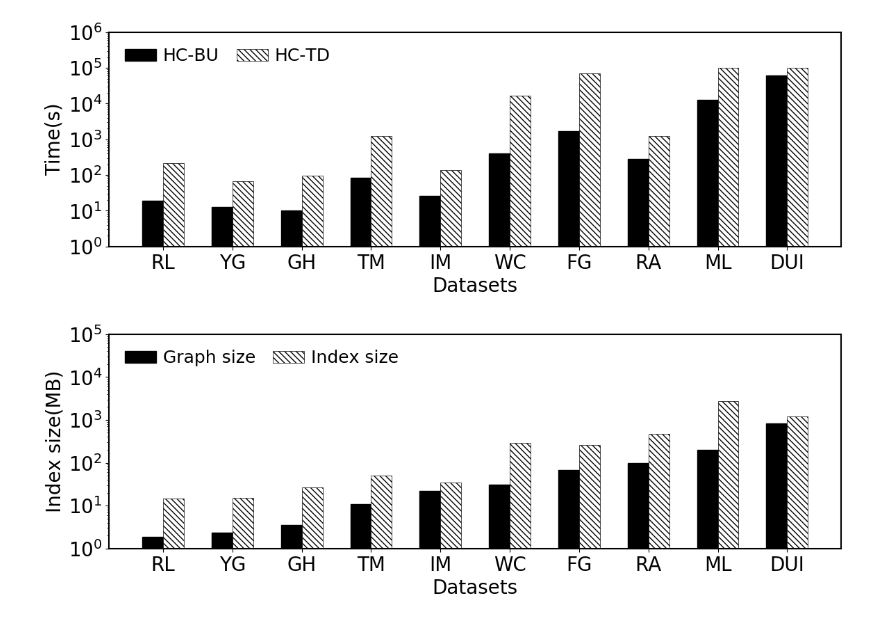
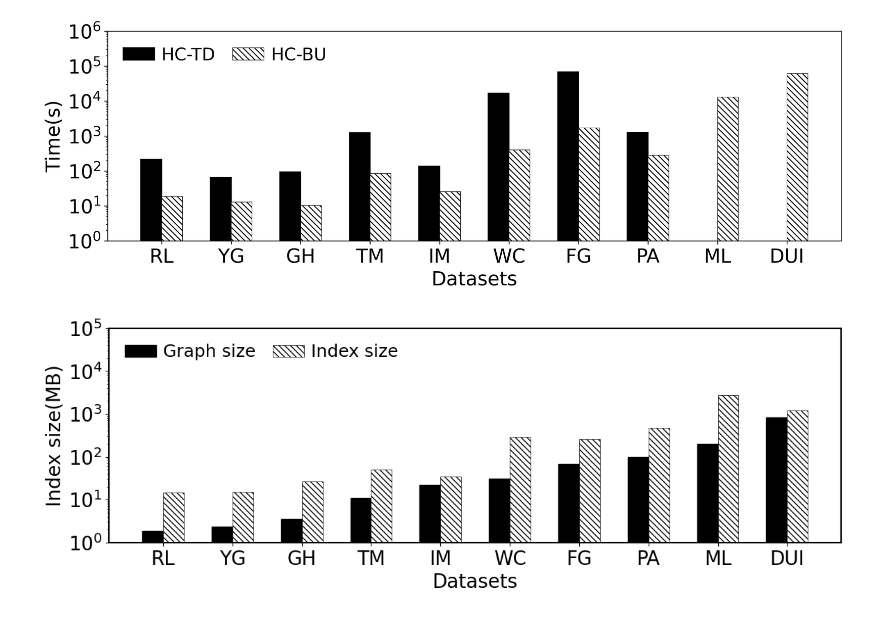
Before and after one commit to ShunyangLi/academic-graph, a Jupyter notebook: kw index.ipynb, the cells around one changed output. Saved outputs shown, nothing was run; the diff lists cells and outputs as text; code cells hidden in the pictures.

```diff
--- a/kw index.ipynb
+++ b/kw index.ipynb
@@ -20,4 +20,4 @@ def plot_line(a, data,COLOR,LINESTYLE,MAKER,LABEL):
              markeredgewidth =1.5,
              markerfacecolor='none',
              marker=MAKER,label = LABEL)
-path = "/Users/lsy/Desktop/draw/graph/"
+path = "/mnt/c/Users/lsy/Desktop/graph/"
@@ -48,16 +74,16 @@ plt.rcParams["legend.columnspacing"] = 0.3
 # ['DTI',1.101762,2.186652],
 # ]
 default=[
-['RL', 18.75456591, 215.6751659],
-['YG', 12.9887239, 65.7026239],
-['GH', 10.4040172, 94.6823972],
-['TM', 84.4522679, 1246.488068],
-['IM', 25.8538191, 137.9093191],
-['WC', 402.244297, 16949.9363],
-['FG', 1709.70062, 68791.69062],
-['RA', 283.109613, 1252.877613],
-['ML', 12943.747, 100000],
-['DUI', 61306.678, 100000]
+['RL', 215.6751659, 18.75456591],
+['YG', 65.7026239, 12.9887239],
+['GH', 94.6823972, 10.4040172],
+['TM', 1246.488068, 84.4522679],
+['IM', 137.9093191, 25.8538191],
+['WC', 16949.9363, 402.244297],
+['FG', 68791.69062, 1709.70062],
+['PA', 1252.877613, 283.109613],
+['ML', 0, 12943.747],
+['DUI', 0, 61306.678]
 ]
 default_df=pd.DataFrame(default)
 name_list = default_df[0].tolist()
@@ -71,36 +97,36 @@ width = total_width / (n+1)
 
 for i in range(len(x)):
     x[i] = x[i] + width
 
-plt.bar(x, peel_list, width=width, label="HC-BU",linewidth=1, edgecolor='black',
+plt.bar(x, peel_list, width=width, label="HC-TD",linewidth=1, edgecolor='black',
         fc = 'black')
 
 for i in range(len(x)):
     x[i] = x[i] + width
-plt.bar(x+width, expand_list, width=width, label="HC-TD",linewidth=0.5,edgecolor='black',hatch="\\\\"*2,
+plt.bar(x+width, expand_list, width=width, label="HC-BU",linewidth=0.5,edgecolor='black',hatch="\\\\"*2,
         fc = 'w')
 
 plt.xticks(x+0.5*width,name_list)
 
 plt.yscale('log')
 plt.yscale('log')
 plt.ylim(1,1*pow(10,6))
 plt.ylabel("Time(s)",fontsize = 20)
 # plt.yticks(pos, labels)
 
 plt.xticks(fontsize=20)
 plt.yticks(fontsize=20)
 plt.xlabel("Datasets",fontsize=20)
 
 # ax.set_xticks(x+1.5*width)
 
 # plt.legend(fontsize=18,ncol=3,loc= "upper left",bbox_to_anchor=(0, 0.75,0.5,0.5))
 # plt.legend(fontsize=17,ncol=4,loc="upper left")
 plt.legend(fontsize=18 ,ncol=2,loc="upper left", handlelength = 1.8, handletextpad = 0.4, labelspacing = 0, columnspacing=1)
 plt.savefig(path + "index.pdf", bbox_inches='tight')
 plt.show()
 # %% [output]
-[figure, old version]
+[figure, new version]
 # %%
 # query performence
 # default query barplot
```
Also changed, not shown: parts of 23 cells of this notebook, 2 other files.
